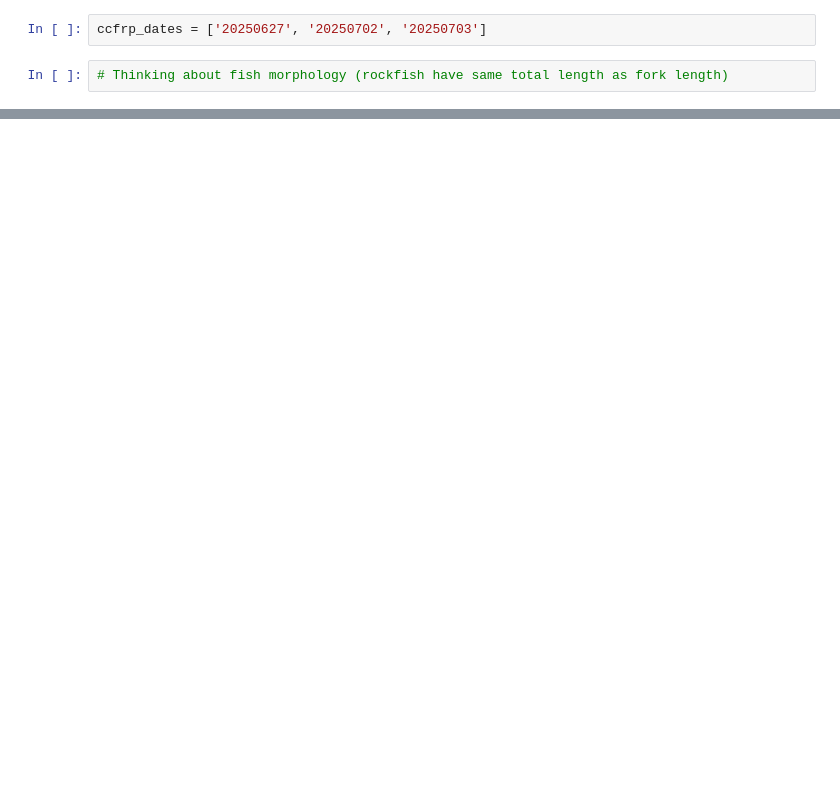
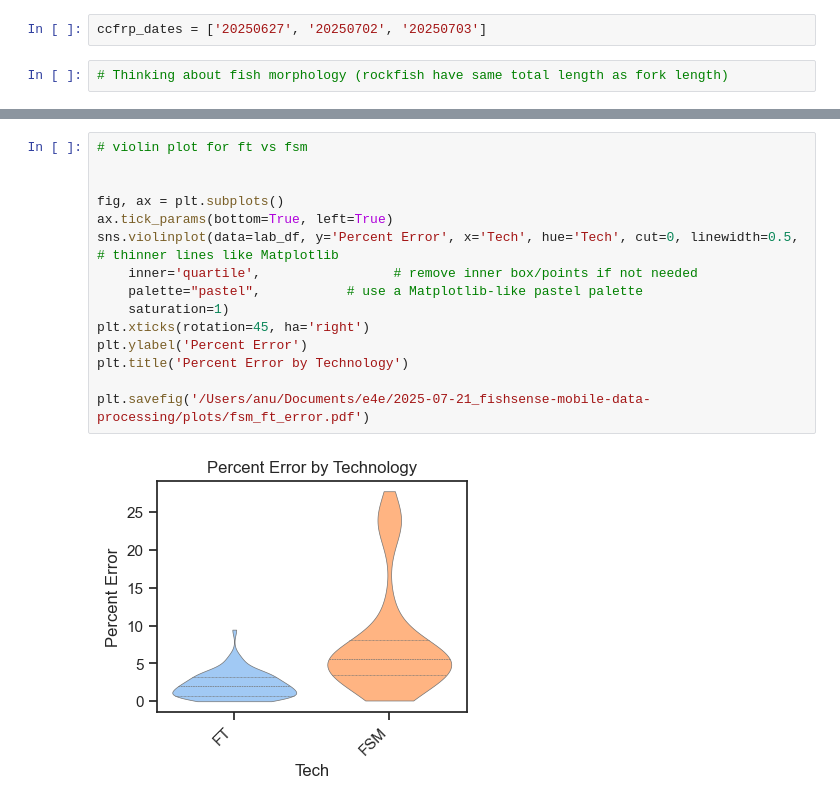
Before and after one commit to UCSD-E4E/fishsense-mobile-oceans-2025, a Jupyter notebook: scripts/02_plotting.ipynb, the cells around one changed output, grey strips where cells are left out. Drawn from its saved outputs; the diff is of its cells as text; blank space fills up the shorter version.

```diff
--- a/scripts/02_plotting.ipynb
+++ b/scripts/02_plotting.ipynb
@@ -79,0 +237,17 @@ sns.histplot(data=fishtechy_df, x='GT Total Length', bins = 15, label='GT Total
+# %%
+# violin plot for ft vs fsm
+
+
+fig, ax = plt.subplots()
+ax.tick_params(bottom=True, left=True)
+sns.violinplot(data=lab_df, y='Percent Error', x='Tech', hue='Tech', cut=0, linewidth=0.5,                # thinner lines like Matplotlib
+    inner='quartile',                 # remove inner box/points if not needed
+    palette="pastel",           # use a Matplotlib-like pastel palette
+    saturation=1)
+plt.xticks(rotation=45, ha='right')
+plt.ylabel('Percent Error')
+plt.title('Percent Error by Technology')
+
+plt.savefig('/Users/anu/Documents/e4e/2025-07-21_fishsense-mobile-data-processing/plots/fsm_ft_error.pdf')
+# %% [output]
+[figure, added]
```
Also changed, not shown: parts of 22 cells of this notebook, 8 other files.
